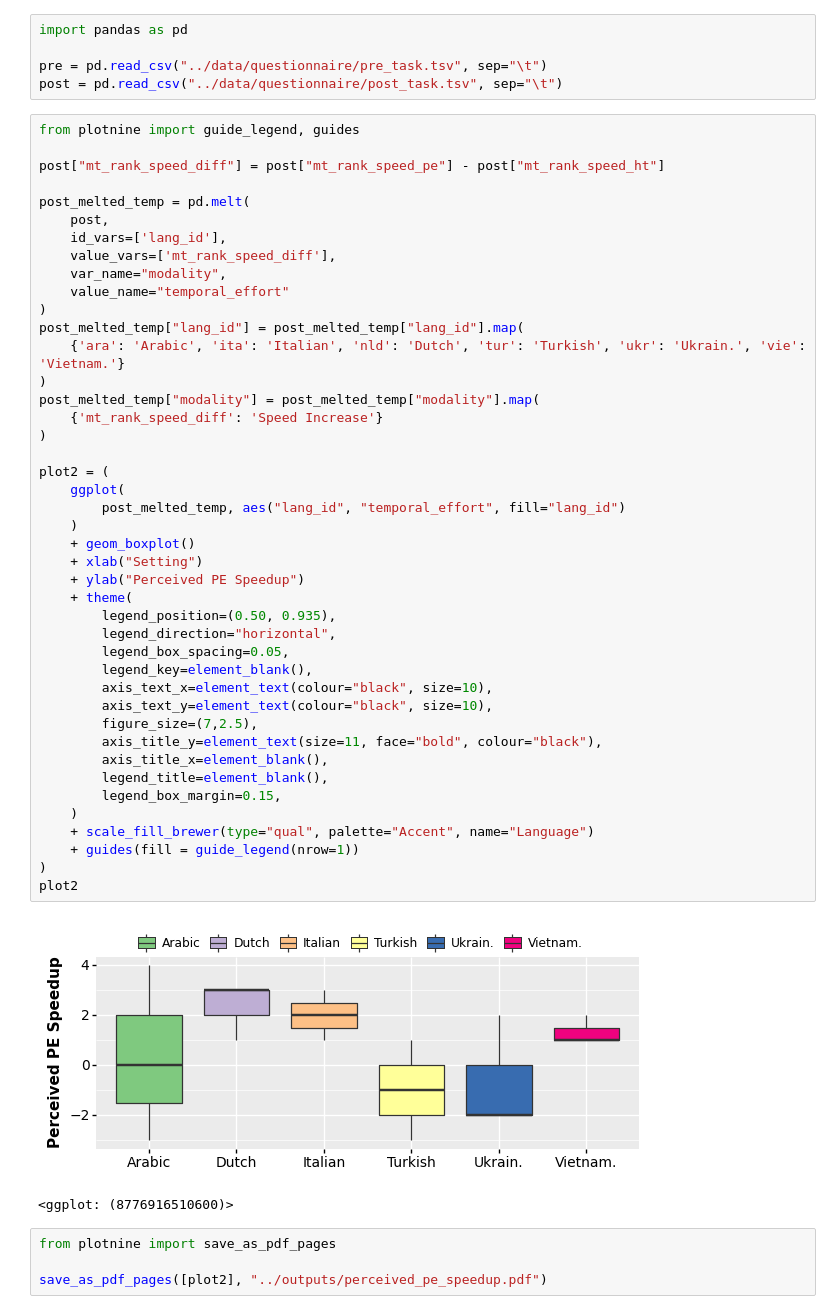
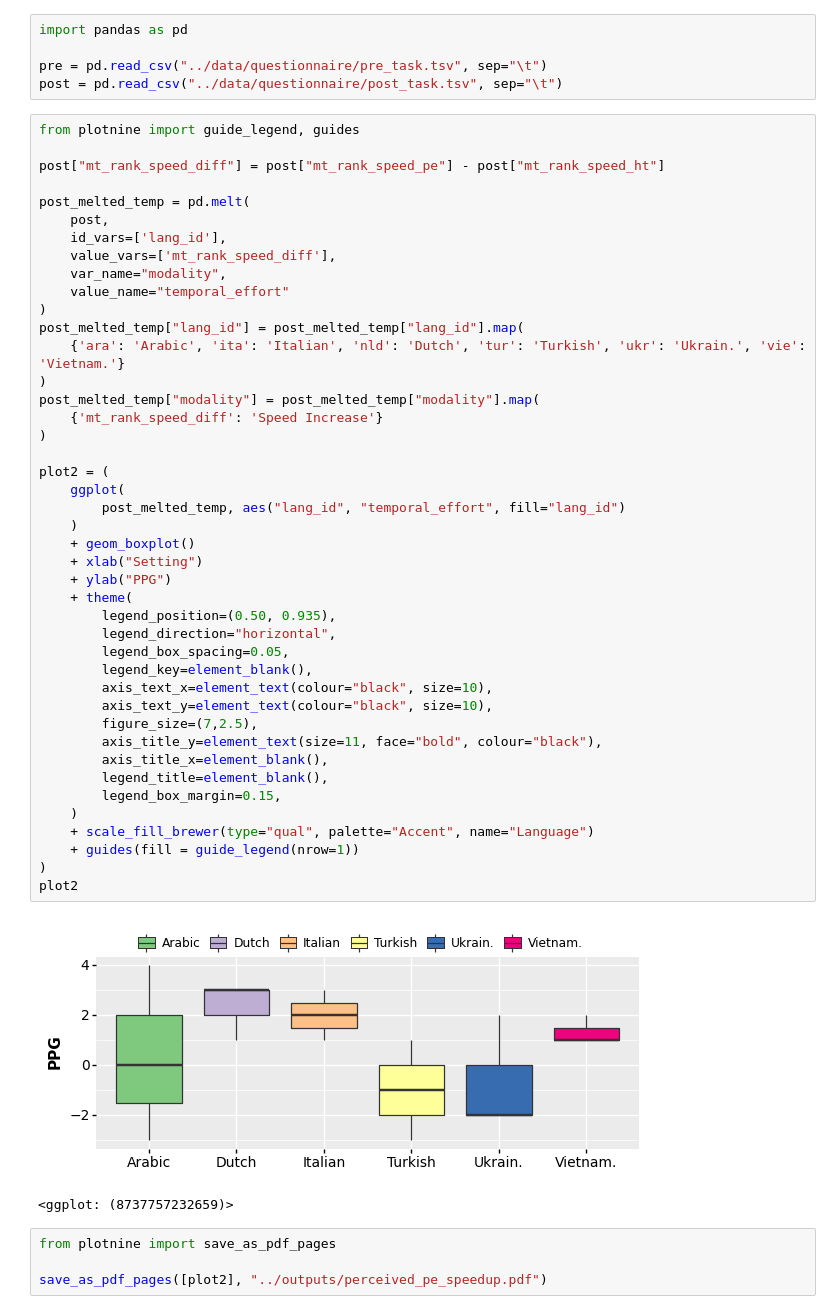
Before and after one commit to gsarti/divemt, a Jupyter notebook: notebooks/analysis.ipynb, the cells around one changed output. Cells and saved outputs as stored; diff of their text form.

```diff
--- a/notebooks/analysis.ipynb
+++ b/notebooks/analysis.ipynb
@@ -545,36 +564,36 @@ post_melted_temp["lang_id"] = post_melted_temp["lang_id"].map(
     {'ara': 'Arabic', 'ita': 'Italian', 'nld': 'Dutch', 'tur': 'Turkish', 'ukr': 'Ukrain.', 'vie': 'Vietnam.'}
 )
 post_melted_temp["modality"] = post_melted_temp["modality"].map(
     {'mt_rank_speed_diff': 'Speed Increase'}
 )
 
 plot2 = (
     ggplot(
         post_melted_temp, aes("lang_id", "temporal_effort", fill="lang_id")
     )
     + geom_boxplot()
     + xlab("Setting")
-    + ylab("Perceived PE Speedup")
+    + ylab("PPG")
     + theme(
         legend_position=(0.50, 0.935),
         legend_direction="horizontal",
         legend_box_spacing=0.05,
         legend_key=element_blank(),
         axis_text_x=element_text(colour="black", size=10),
         axis_text_y=element_text(colour="black", size=10),
         figure_size=(7,2.5),
         axis_title_y=element_text(size=11, face="bold", colour="black"),
         axis_title_x=element_blank(),
         legend_title=element_blank(),
         legend_box_margin=0.15,
     )
     + scale_fill_brewer(type="qual", palette="Accent", name="Language")
     + guides(fill = guide_legend(nrow=1))
 )
 plot2
 # %% [output]
-[figure, old version]
+[figure, new version]
-<ggplot: (8776916510600)>
+<ggplot: (8737757232659)>
 # %%
 from plotnine import save_as_pdf_pages
 
```
Also changed, not shown: parts of 9 cells of this notebook, 3 other files.
